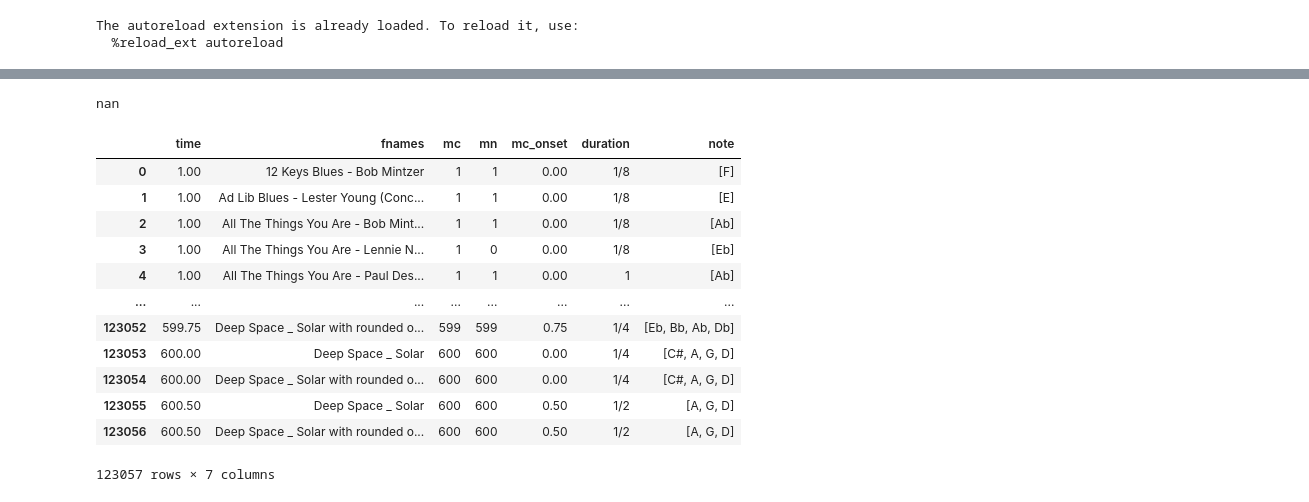
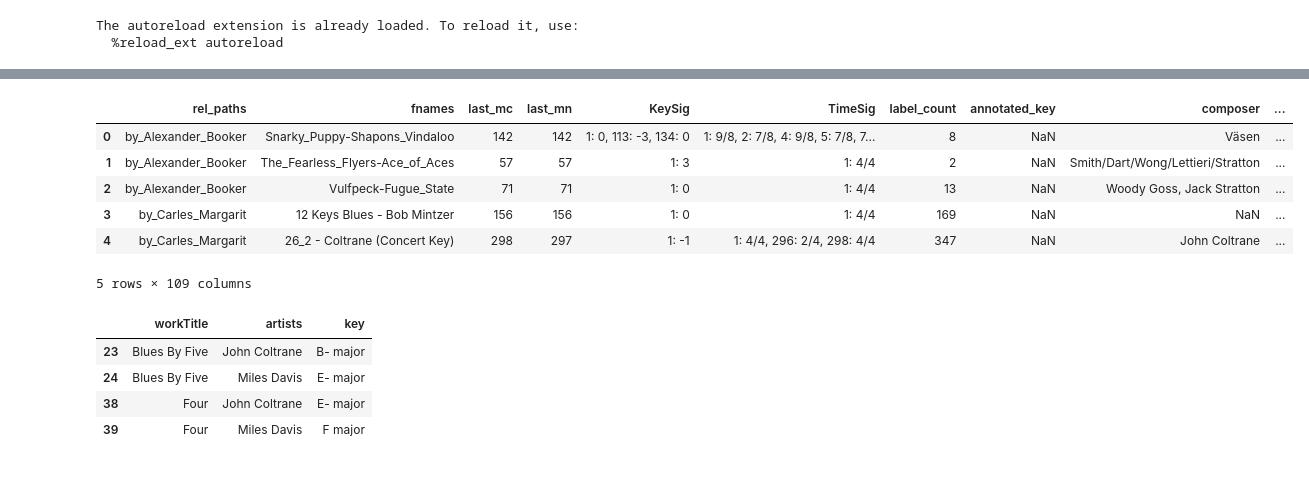
Before and after one commit to 1chenjes1/EPFL_DCML_2025, a Jupyter notebook: Notebooks/0 - Preprocessing.ipynb, the cells around one changed output, grey strips where cells are left out. Saved outputs shown, nothing was run; the diff lists cells and outputs as text; code cells hidden in the pictures; blank space fills up the shorter version.

```diff
--- a/Notebooks/0 - Preprocessing.ipynb
+++ b/Notebooks/0 - Preprocessing.ipynb
@@ -37,9 +36,0 @@ df
-# %%
-df = g.load_df()
-df = df[df['fnames'] == "Vulfpeck-Fugue_State"]
-
-df_result = df[(df['mc'] == 40) & (df['mc_onset'] == Fraction("0"))]
-df_result = df_result.iloc[0]['label']
-df_result
-# %% [output]
-nan
@@ -65,16 +37,21 @@ def generate_pcs(df):
-# %%
-generate_pcs(df)
-# %% [output]
-|  | time | fnames | mc | mn | mc_onset | duration | note |
-| 0 | 1.00 | 12 Keys Blues - Bob Mintzer | 1 | 1 | 0.00 | 1/8 | [F] |
-| 1 | 1.00 | Ad Lib Blues - Lester Young (Conc... | 1 | 1 | 0.00 | 1/8 | [E] |
-| 2 | 1.00 | All The Things You Are - Bob Mint... | 1 | 1 | 0.00 | 1/8 | [Ab] |
-| 3 | 1.00 | All The Things You Are - Lennie N... | 1 | 0 | 0.00 | 1/8 | [Eb] |
-| 4 | 1.00 | All The Things You Are - Paul Des... | 1 | 1 | 0.00 | 1 | [Ab] |
-| ... | ... | ... | ... | ... | ... | ... | ... |
-| 123052 | 599.75 | Deep Space _ Solar with rounded o... | 599 | 599 | 0.75 | 1/4 | [Eb, Bb, Ab, Db] |
-| 123053 | 600.00 | Deep Space _ Solar | 600 | 600 | 0.00 | 1/4 | [C#, A, G, D] |
-| 123054 | 600.00 | Deep Space _ Solar with rounded o... | 600 | 600 | 0.00 | 1/4 | [C#, A, G, D] |
-| 123055 | 600.50 | Deep Space _ Solar | 600 | 600 | 0.50 | 1/2 | [A, G, D] |
-| 123056 | 600.50 | Deep Space _ Solar with rounded o... | 600 | 600 | 0.50 | 1/2 | [A, G, D] |
-123057 rows × 7 columns
+# %%
+metadata = g.load_metadata()
+metadata.head()
+# %% [output]
+|  | rel_paths | fnames | last_mc | last_mn | KeySig | TimeSig | label_count | annotated_key | composer | ... |
+| 0 | by_Alexander_Booker | Snarky_Puppy-Shapons_Vindaloo | 142 | 142 | 1: 0, 113: -3, 134: 0 | 1: 9/8, 2: 7/8, 4: 9/8, 5: 7/8, 7... | 8 | NaN | Väsen | ... |
+| 1 | by_Alexander_Booker | The_Fearless_Flyers-Ace_of_Aces | 57 | 57 | 1: 3 | 1: 4/4 | 2 | NaN | Smith/Dart/Wong/Lettieri/Stratton | ... |
+| 2 | by_Alexander_Booker | Vulfpeck-Fugue_State | 71 | 71 | 1: 0 | 1: 4/4 | 13 | NaN | Woody Goss, Jack Stratton | ... |
+| 3 | by_Carles_Margarit | 12 Keys Blues - Bob Mintzer | 156 | 156 | 1: 0 | 1: 4/4 | 169 | NaN | NaN | ... |
+| 4 | by_Carles_Margarit | 26_2 - Coltrane (Concert Key) | 298 | 297 | 1: -1 | 1: 4/4, 296: 2/4, 298: 4/4 | 347 | NaN | John Coltrane | ... |
+5 rows × 109 columns
+# %%
+subset = metadata[(metadata['workTitle'] == 'Four') | (metadata['workTitle'] == 'Blues By Five')]
+subset = subset[subset['artists'].isin(['John Coltrane', 'Miles Davis'])]
+subset[['workTitle', 'artists', 'key']]
+# %% [output]
+|  | workTitle | artists | key |
+| 23 | Blues By Five | John Coltrane | B- major |
+| 24 | Blues By Five | Miles Davis | E- major |
+| 38 | Four | John Coltrane | E- major |
+| 39 | Four | Miles Davis | F major |
```
Also changed, not shown: parts of 7 cells of this notebook, 4 other files.
